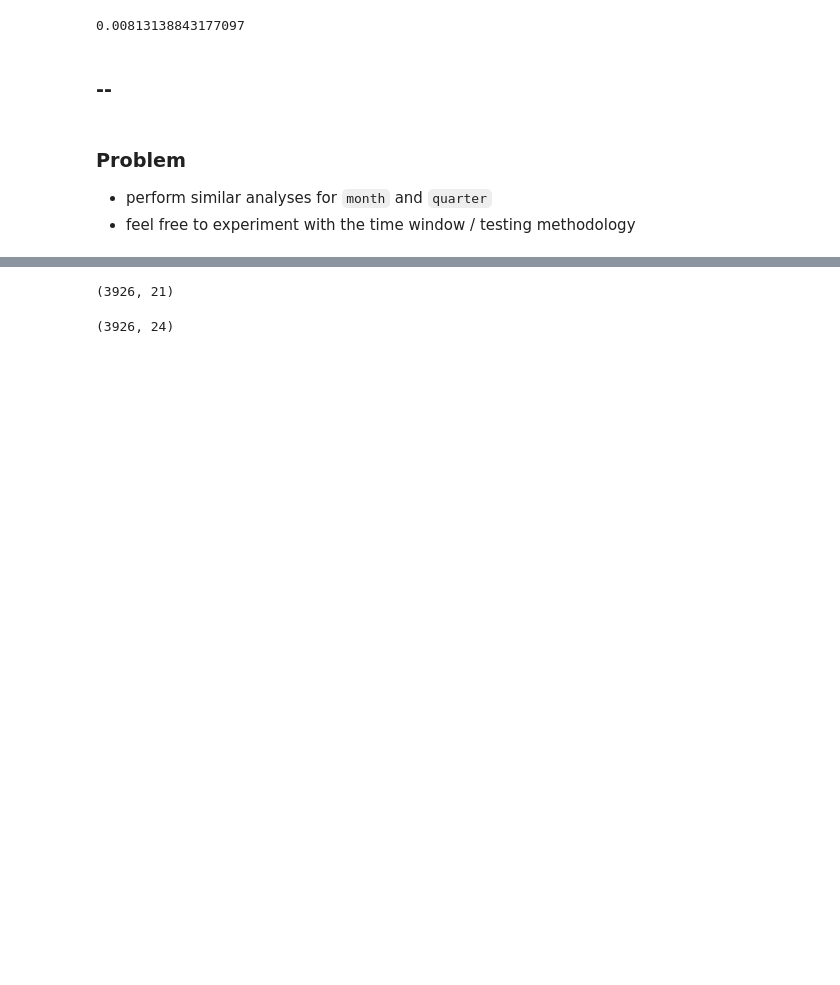
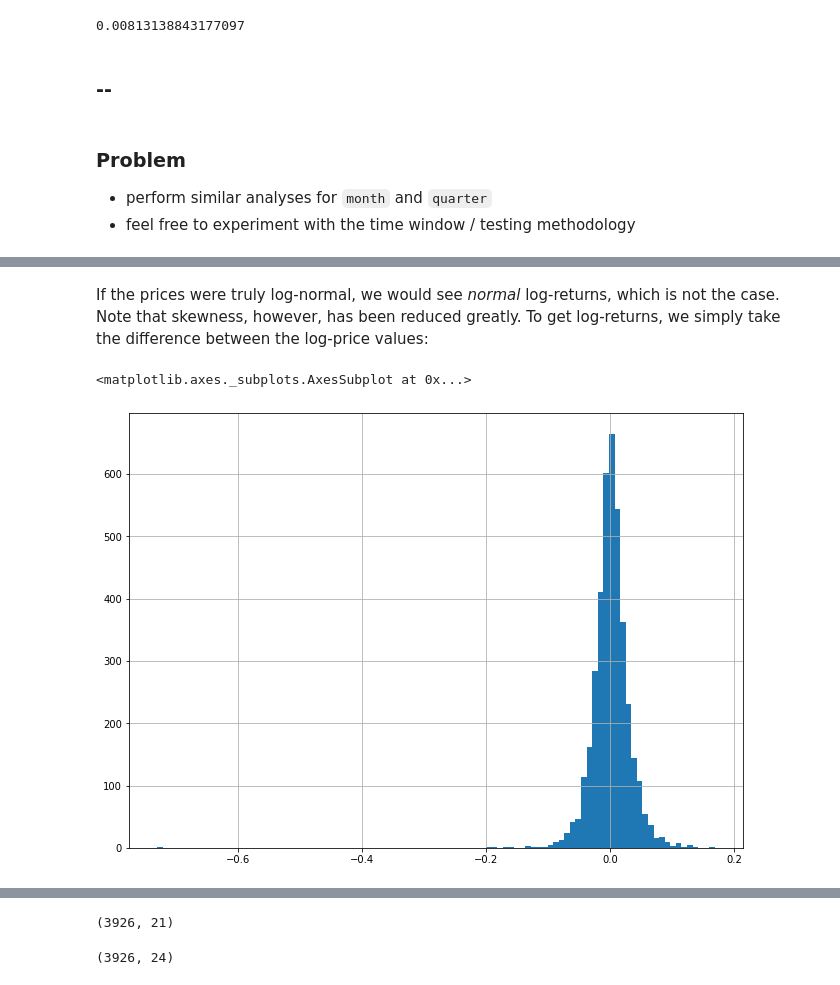
Before and after one commit to lermana/python_fundamentals, a Jupyter notebook: time_series/time_series_forecasting_answers.ipynb, the cells around one changed output, grey strips where cells are left out. Cells and saved outputs as stored; diff of their text form; code cells hidden in the pictures; blank space fills up the shorter version.

```diff
--- a/time_series/time_series_forecasting_answers.ipynb
+++ b/time_series/time_series_forecasting_answers.ipynb
@@ -350,0 +346,7 @@ Dummy variables
+# %% [markdown]
+If the prices were truly log-normal, we would see _normal_ log-returns, which is not the case. Note that skewness, however, has been reduced greatly. To get log-returns, we simply take the difference between the log-price values:
+# %%
+aapl_df.close.apply(np.log).diff().hist(figsize=(11, 8), bins=100)
+# %% [output]
+<matplotlib.axes._subplots.AxesSubplot at 0x...>
+[figure, added]
```
Also changed, not shown: parts of 32 cells of this notebook.
